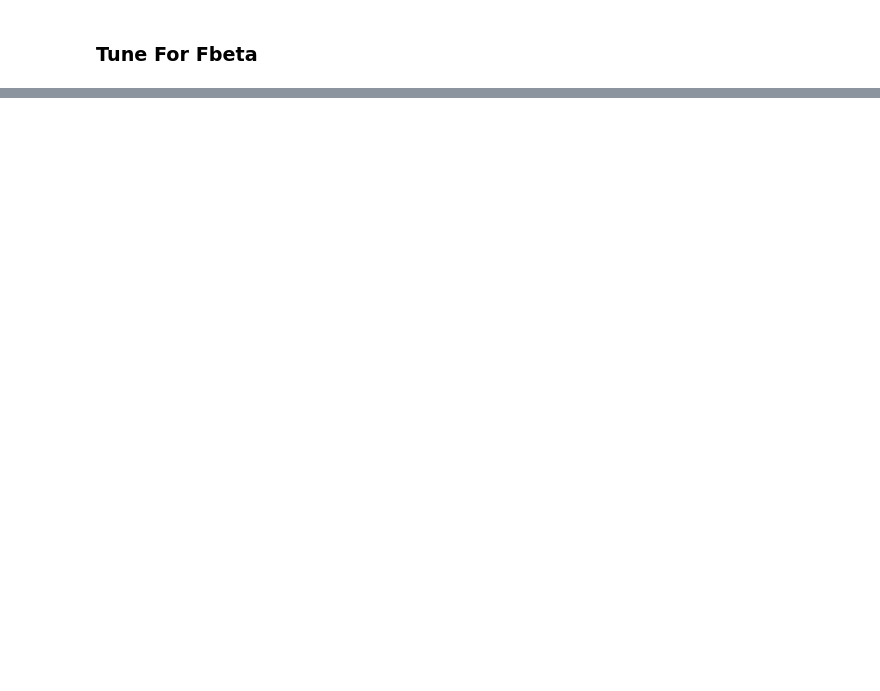
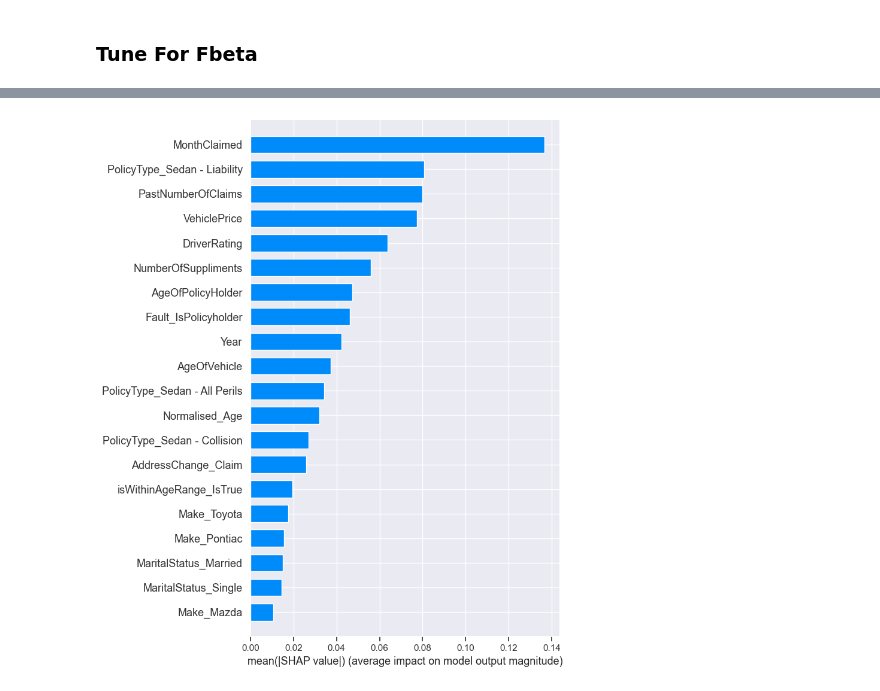
Before and after one commit to hewtungyuen/car-insurance-fraud-BT4012, a Jupyter notebook: KNN.ipynb, the cells around one changed output, grey strips where cells are left out. Drawn from its saved outputs; the diff is of its cells as text; code cells hidden in the pictures; blank space fills up the shorter version.

```diff
--- a/KNN.ipynb
+++ b/KNN.ipynb
@@ -143,8 +105,0 @@ weighted avg     0.9190    0.6742    0.7602      2265
-# %%
-knn = KNeighborsClassifier(leaf_size=48, n_neighbors=25, p=1)
-knn.fit(x_train, y_train)
-y_pred = knn.predict(x_valid)
-# %pip install seaborn
-import seaborn as sns
-from utils import get_confusion_matrix
-get_confusion_matrix(y_valid, y_pred,'Tuned for fbeta')
@@ -153,0 +106,7 @@ get_confusion_matrix(y_valid, y_pred,'Tuned for fbeta')
+# %%
+trial_fbeta = study.best_trial
+
+print(f"Trial of Choice: ")
+print(f"\tnumber: {trial_fbeta.number}")
+print(f"\tparams: {trial_fbeta.params}")
+print(f"\tvalues: {trial_fbeta.values}")
@@ -153,0 +118,5 @@ get_confusion_matrix(y_valid, y_pred,'Tuned for fbeta')
+# %%
+knn = KNeighborsClassifier(**trial_fbeta.params)
+knn.fit(X_train, y_train)
+y_pred = knn.predict(X_valid)
+get_scores(y_valid, y_pred)
@@ -153,0 +137,8 @@ get_confusion_matrix(y_valid, y_pred,'Tuned for fbeta')
+# %%
+explainer = shap.Explainer(knn.predict, X_train, seed=0)
+shap_values = explainer(X_train[1:100,:])
+# %%
+features = df_train.drop('FraudFound_P', axis=1).columns.tolist()
+shap.summary_plot(shap_values, X_train, plot_type="bar", feature_names=features)
+# %% [output]
+[figure, added]
```
Also changed, not shown: parts of 24 cells of this notebook.
